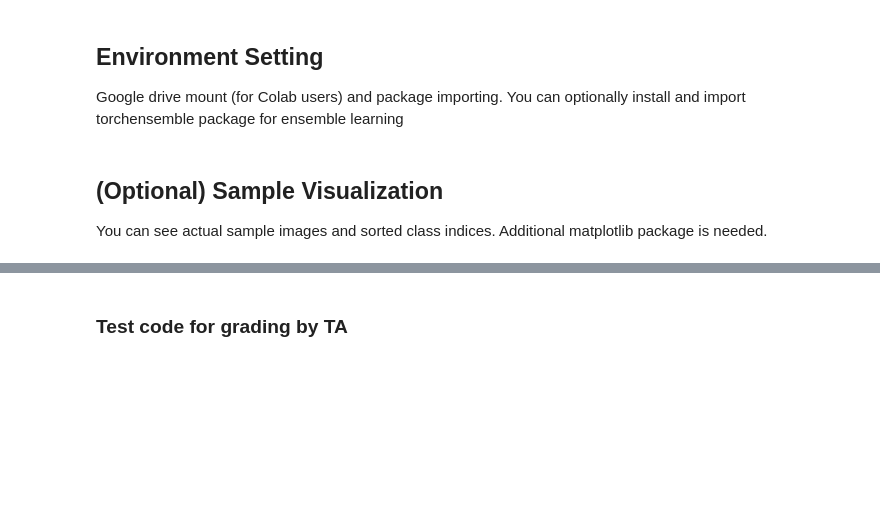
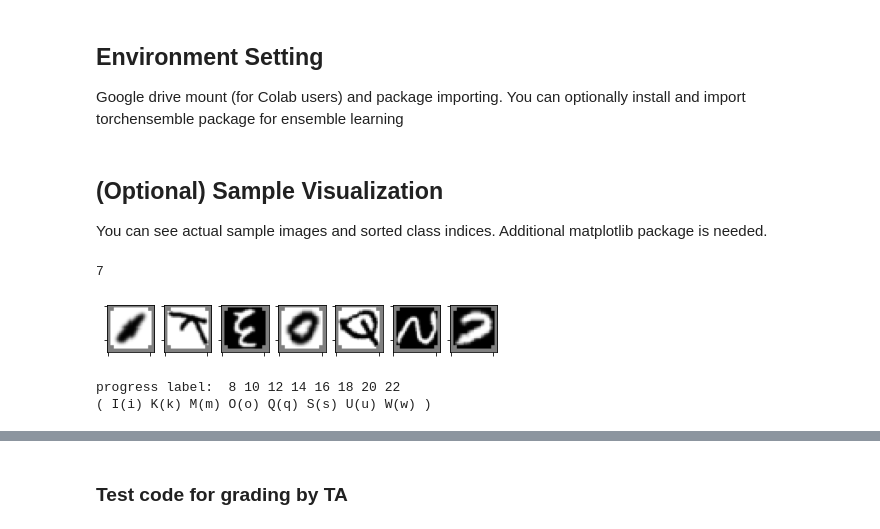
Before and after one commit to swpang/conv-lstm-mnist, a Jupyter notebook: normal/main_progress_normal.ipynb, the cells around one changed output, grey strips where cells are left out. Drawn from its saved outputs; the diff is of its cells as text; code cells hidden in the pictures; blank space fills up the shorter version.

```diff
--- a/normal/main_progress_normal.ipynb
+++ b/normal/main_progress_normal.ipynb
@@ -40,30 +30,33 @@ alphabet = {
 # %%
 # Just for reference: see actual samples
 
-load_sample = np.load('./data/emnist_progress_normal_data/sample_data.npy', allow_pickle=True).item()
-# load_sample = np.load('/content/drive/MyDrive/final_proj_colab/emnist_progress_normal_data/sample_data.npy', allow_pickle=True).item()
+load_sample = np.load('./sample_data_normal.npy', allow_pickle=True).item()
 sample_data, sample_label = load_sample['train_data'], load_sample['train_label']
 print(len(sample_data))
-
 
 plt.figure(figsize=(len(sample_data),len(sample_data)))
 for i in range(len(sample_data)):
     plt.subplot(1, len(sample_data), i+1)
     ax = plt.gca()
     ax.axes.xaxis.set_ticklabels([])
     ax.axes.yaxis.set_ticklabels([])
     plt.imshow(sample_data[i], cmap='gray')
 
 plt.show()
 print("progress label: ", end=' ')
 label_str = '('
 
 for i in range(len(sample_label)):
     print(int(sample_label[i]), end=' ')
     label_str += " " + list(alphabet.keys())[int(sample_label[i])]
 label_str += " )"
 print()
 print(label_str)
+# %% [output]
+7
+[figure, added]
+progress label:  8 10 12 14 16 18 20 22
+( I(i) K(k) M(m) O(o) Q(q) S(s) U(u) W(w) )
 # %%
 # Use 0th GPU for training
 torch.cuda.set_device(0)
```
Also changed, not shown: parts of 12 cells of this notebook, 7 other files.
